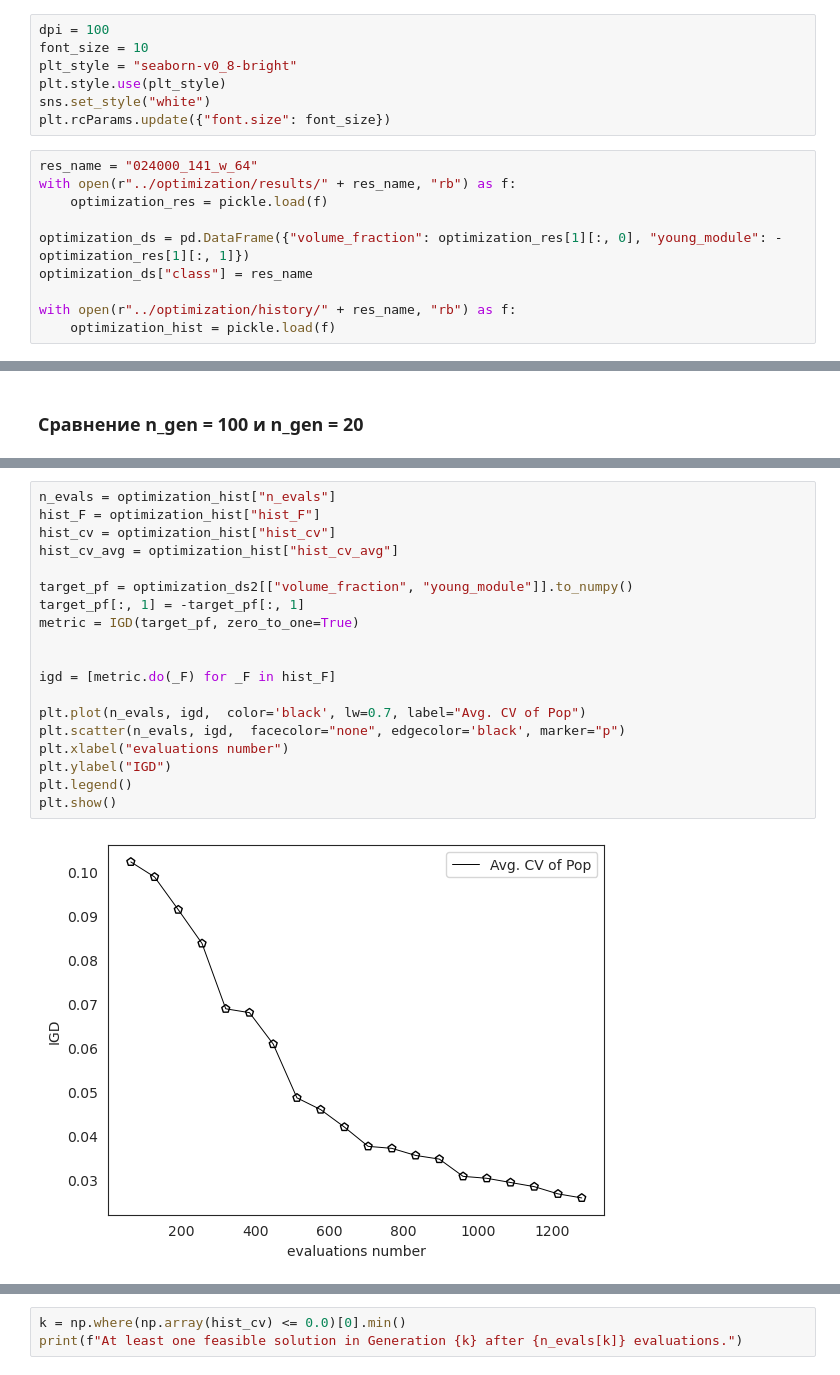
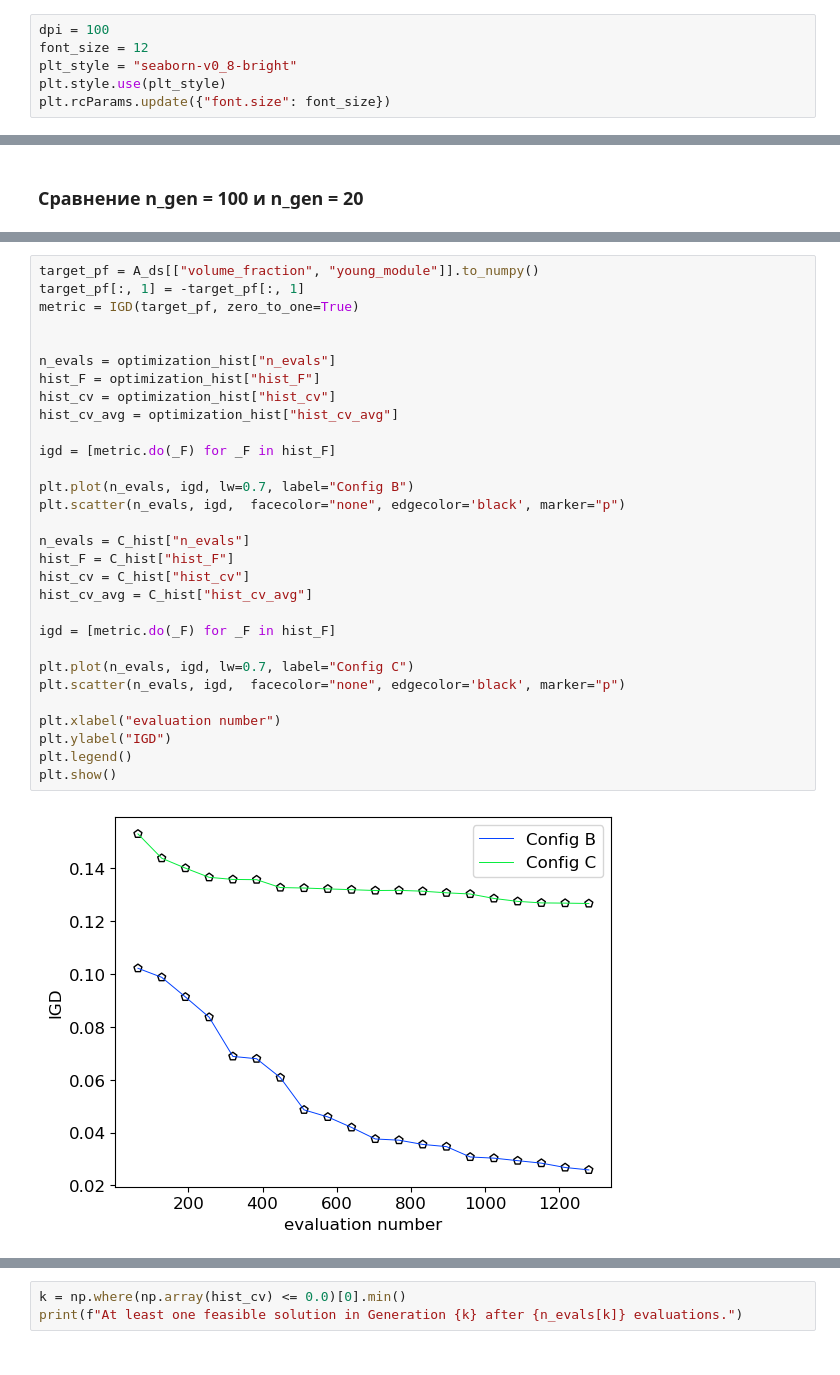
Before and after one commit to evg-kononov/materials-design, a Jupyter notebook: stats/properties.ipynb, the cells around one changed output, grey strips where cells are left out. Saved outputs shown, nothing was run; the diff lists cells and outputs as text.

```diff
--- a/stats/properties.ipynb
+++ b/stats/properties.ipynb
@@ -146,18 +146,7 @@ ax.legend(title="")
 # Optimization result
 # %%
 dpi = 100
-font_size = 10
+font_size = 12
 plt_style = "seaborn-v0_8-bright"
 plt.style.use(plt_style)
-sns.set_style("white")
 plt.rcParams.update({"font.size": font_size})
-# %%
-res_name = "024000_141_w_64"
-with open(r"../optimization/results/" + res_name, "rb") as f:
-    optimization_res = pickle.load(f)
-
-optimization_ds = pd.DataFrame({"volume_fraction": optimization_res[1][:, 0], "young_module": -optimization_res[1][:, 1]})
-optimization_ds["class"] = res_name
-
-with open(r"../optimization/history/" + res_name, "rb") as f:
-    optimization_hist = pickle.load(f)
@@ -268,21 +334,32 @@ array([[4.93659973e-02, 3.93019638e+01],
 # %%
+target_pf = A_ds[["volume_fraction", "young_module"]].to_numpy()
+target_pf[:, 1] = -target_pf[:, 1]
+metric = IGD(target_pf, zero_to_one=True)
+
+
 n_evals = optimization_hist["n_evals"]
 hist_F = optimization_hist["hist_F"]
 hist_cv = optimization_hist["hist_cv"]
 hist_cv_avg = optimization_hist["hist_cv_avg"]
 
-target_pf = optimization_ds2[["volume_fraction", "young_module"]].to_numpy()
-target_pf[:, 1] = -target_pf[:, 1]
-metric = IGD(target_pf, zero_to_one=True)
+igd = [metric.do(_F) for _F in hist_F]
 
+plt.plot(n_evals, igd, lw=0.7, label="Config B")
+plt.scatter(n_evals, igd,  facecolor="none", edgecolor='black', marker="p")
+
+n_evals = C_hist["n_evals"]
+hist_F = C_hist["hist_F"]
+hist_cv = C_hist["hist_cv"]
+hist_cv_avg = C_hist["hist_cv_avg"]
 
 igd = [metric.do(_F) for _F in hist_F]
 
-plt.plot(n_evals, igd,  color='black', lw=0.7, label="Avg. CV of Pop")
+plt.plot(n_evals, igd, lw=0.7, label="Config C")
 plt.scatter(n_evals, igd,  facecolor="none", edgecolor='black', marker="p")
-plt.xlabel("evaluations number")
+
+plt.xlabel("evaluation number")
 plt.ylabel("IGD")
 plt.legend()
 plt.show()
 # %% [output]
-[figure, old version]
+[figure, new version]
```
Also changed, not shown: parts of 36 cells of this notebook.
